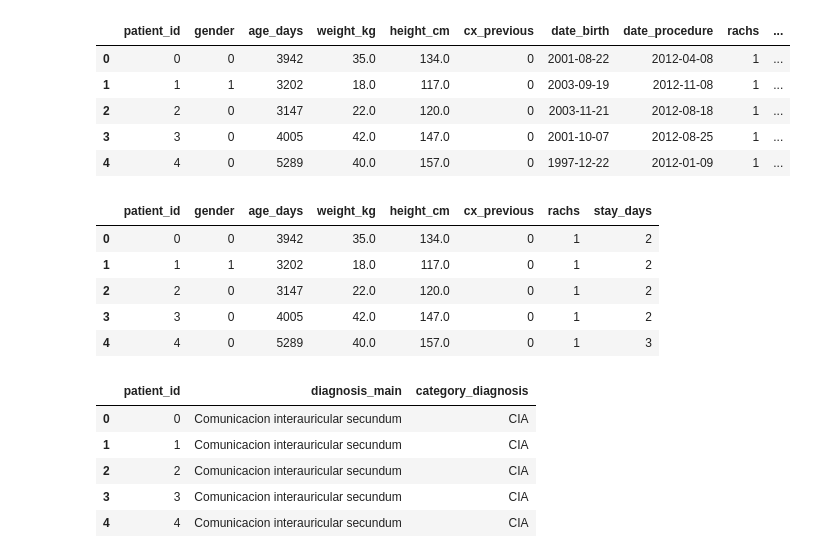
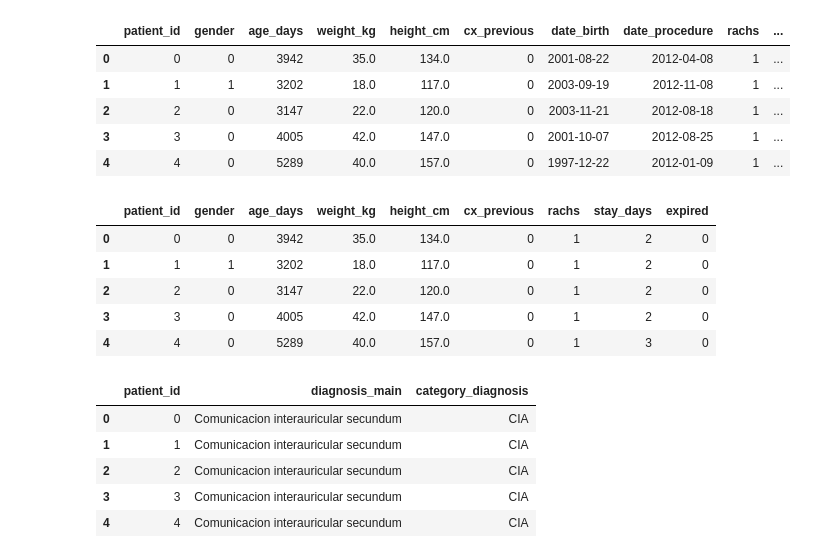
Before and after one commit to DanielaSotoSainz/final_project, a Jupyter notebook: machine_learning/ml_clusters_full.ipynb, the cells around one changed output. Drawn from its saved outputs; the diff is of its cells as text; code cells hidden in the pictures.

```diff
--- a/machine_learning/ml_clusters_full.ipynb
+++ b/machine_learning/ml_clusters_full.ipynb
@@ -31,24 +31,26 @@ df.head()
 # %%
 # Select feature columns for clustering
 columns = [
     "patient_id",
     "gender",
     "age_days",
     "weight_kg",
     "height_cm",
     "cx_previous",
     "rachs",
-    "stay_days",
+    "stay_days", # to be dropped
+    "expired", # to be dropped
 ]
+# df = df[df['expired'] == 0]
 df = df[columns]
 df.head()
 # %% [output]
-|  | patient_id | gender | age_days | weight_kg | height_cm | cx_previous | rachs | stay_days |
-| 0 | 0 | 0 | 3942 | 35.0 | 134.0 | 0 | 1 | 2 |
-| 1 | 1 | 1 | 3202 | 18.0 | 117.0 | 0 | 1 | 2 |
-| 2 | 2 | 0 | 3147 | 22.0 | 120.0 | 0 | 1 | 2 |
-| 3 | 3 | 0 | 4005 | 42.0 | 147.0 | 0 | 1 | 2 |
-| 4 | 4 | 0 | 5289 | 40.0 | 157.0 | 0 | 1 | 3 |
+|  | patient_id | gender | age_days | weight_kg | height_cm | cx_previous | rachs | stay_days | expired |
+| 0 | 0 | 0 | 3942 | 35.0 | 134.0 | 0 | 1 | 2 | 0 |
+| 1 | 1 | 1 | 3202 | 18.0 | 117.0 | 0 | 1 | 2 | 0 |
+| 2 | 2 | 0 | 3147 | 22.0 | 120.0 | 0 | 1 | 2 | 0 |
+| 3 | 3 | 0 | 4005 | 42.0 | 147.0 | 0 | 1 | 2 | 0 |
+| 4 | 4 | 0 | 5289 | 40.0 | 157.0 | 0 | 1 | 3 | 0 |
 # %%
 # Load additional columns: Diagnosis
 diagnosis_df = pd.read_csv("../database/clean3/main_diagnosis_categories.csv")
```
Also changed, not shown: parts of 12 cells of this notebook, 6 other files.
